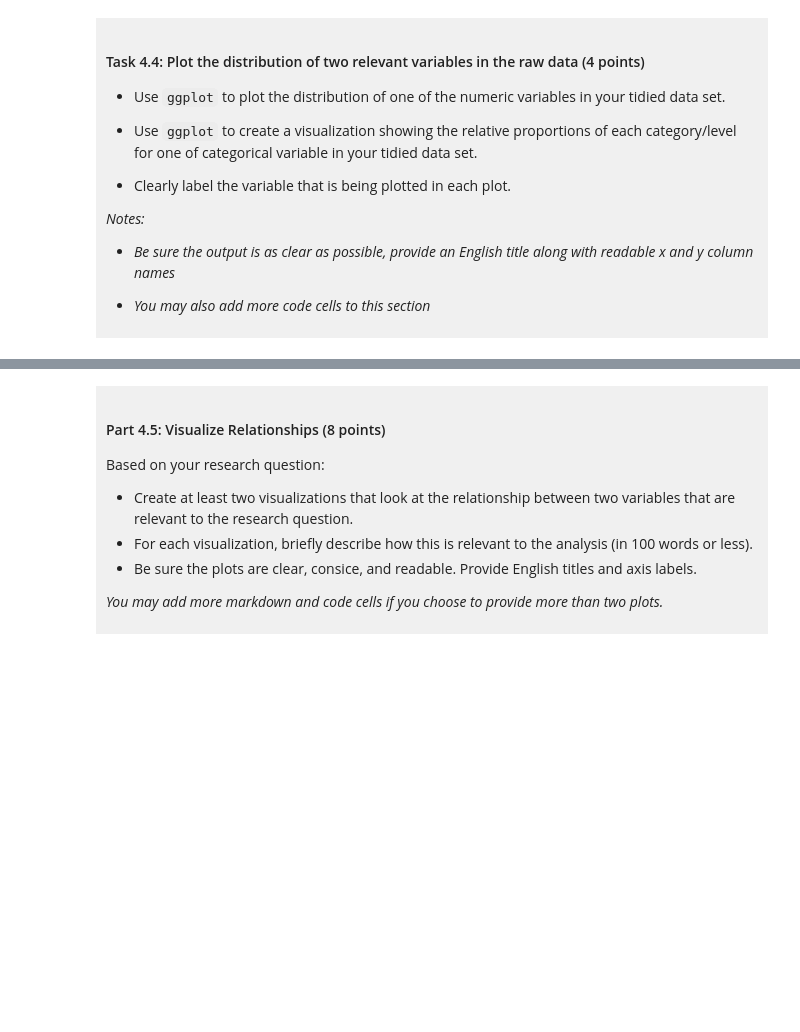
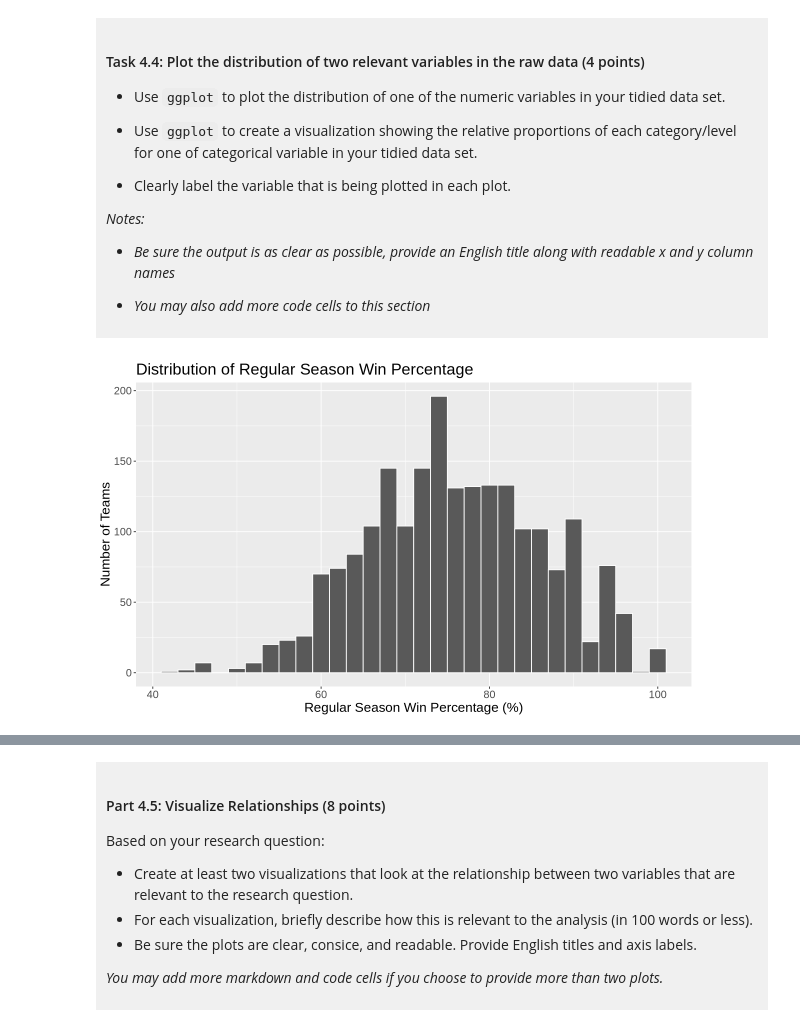
Before and after one commit to amitojmahl1/dsci-100-project-amitoj-mahl-f26, a Jupyter notebook: dsci-100-project-notebook.ipynb, the cells around one changed output, grey strips where cells are left out. Saved outputs shown, nothing was run; the diff lists cells and outputs as text; code cells hidden in the pictures; blank space fills up the shorter version.

```diff
--- a/dsci-100-project-notebook.ipynb
+++ b/dsci-100-project-notebook.ipynb
@@ -314,5 +348,17 @@ You will refine your research question (if needed) and produce a tidy data set.
 
 </div>
 # %%
-### EDIT THIS CODE CELL FOR PLOT 1 ###
+options(repr.plot.width = 10, repr.plot.height = 6)
+
+# histogram of regular season win percentage
+win_pct_hist <- march_madness_tidy |>
+    ggplot(aes(x = reg_wins_pct)) +
+    geom_histogram(binwidth = 2, colour = "white") +
+    labs(x = "Regular Season Win Percentage (%)",
+         y = "Number of Teams",
+         title = "Distribution of Regular Season Win Percentage") +
+    theme(text = element_text(size = 16))
+win_pct_hist
+# %% [output]
+[figure, added]
 # %%
```
Also changed, not shown: parts of 9 cells of this notebook.
